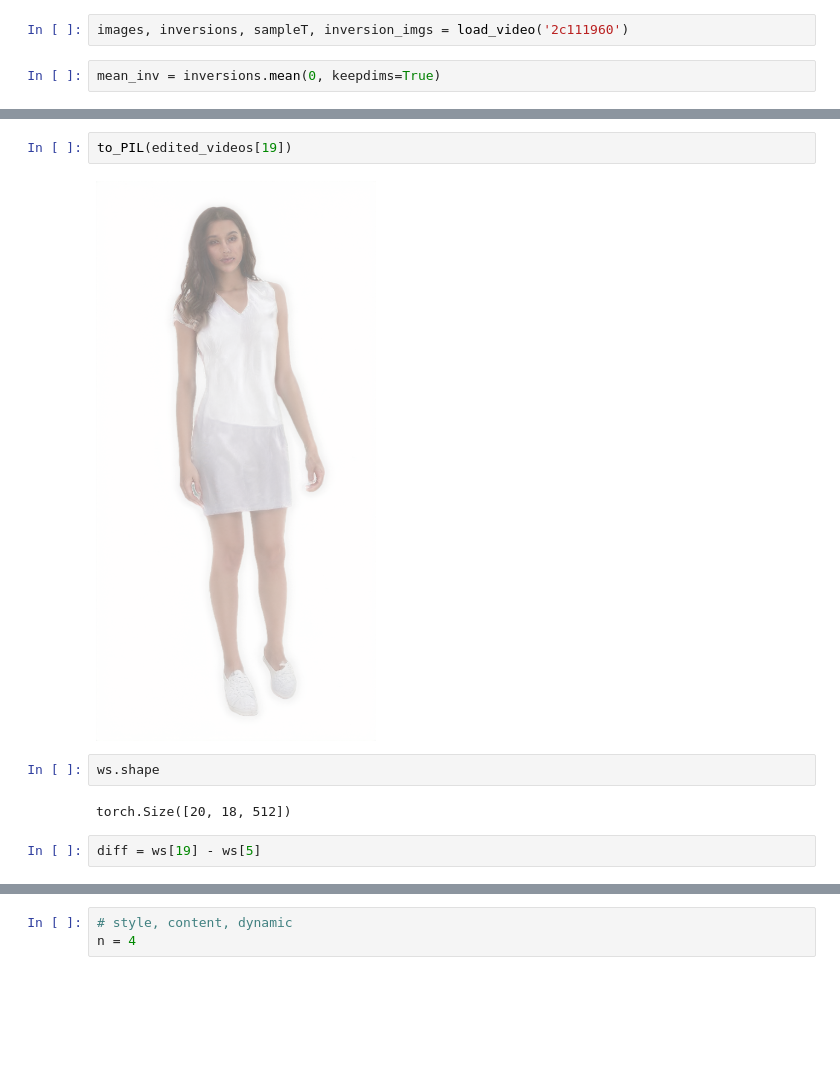
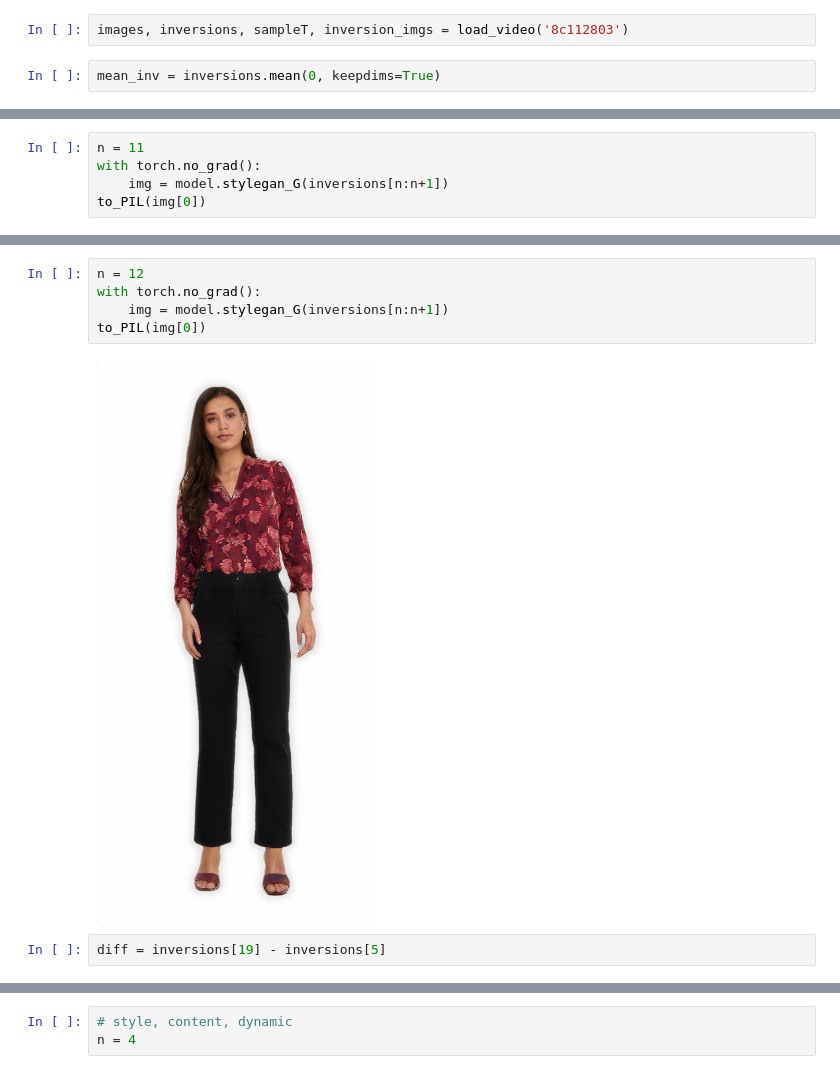
Before and after one commit to leventkaracan/dicomogan, a Jupyter notebook: Generate Manipulation from a pretrained model. .ipynb, the cells around one changed output, grey strips where cells are left out. Drawn from its saved outputs; the diff is of its cells as text; blank space fills up the shorter version.

```diff
--- a/Generate Manipulation from a pretrained model. .ipynb
+++ b/Generate Manipulation from a pretrained model. .ipynb
@@ -684,7 +684,7 @@ Lossy conversion from float32 to uint8. Range [0.005071967840194702, 1.021779060
 Lossy conversion from float32 to uint8. Range [0.027737975120544434, 1.0227559804916382]. Convert image to uint8 prior to saving to suppress this warning.
 Lossy conversion from float32 to uint8. Range [0.036770015954971313, 1.0215281248092651]. Convert image to uint8 prior to saving to suppress this warning.
 # %%
-images, inversions, sampleT, inversion_imgs = load_video('2c111960')
+images, inversions, sampleT, inversion_imgs = load_video('8c112803')
 # %%
 mean_inv = inversions.mean(0, keepdims=True)
 # %%
@@ -720,0 +700,5 @@ edited_videos = edited_videos[0]
+# %%
+n = 11
+with torch.no_grad():
+    img = model.stylegan_G(inversions[n:n+1])
+to_PIL(img[0])
@@ -721,13 +707,12 @@ edited_videos = edited_videos[0]
 # %%
-to_PIL(edited_videos[19])
+n = 12
+with torch.no_grad():
+    img = model.stylegan_G(inversions[n:n+1])
+to_PIL(img[0])
 # %% [output]
-[figure, old version]
+[figure, new version]
-# %%
-ws.shape
-# %% [output]
-torch.Size([20, 18, 512])
 # %%
-diff = ws[19] - ws[5]
+diff = inversions[19] - inversions[5]
 # %%
 diff.abs().sum(-1)
 # %% [output]
```
Also changed, not shown: parts of 11 cells of this notebook, 2 other files.
